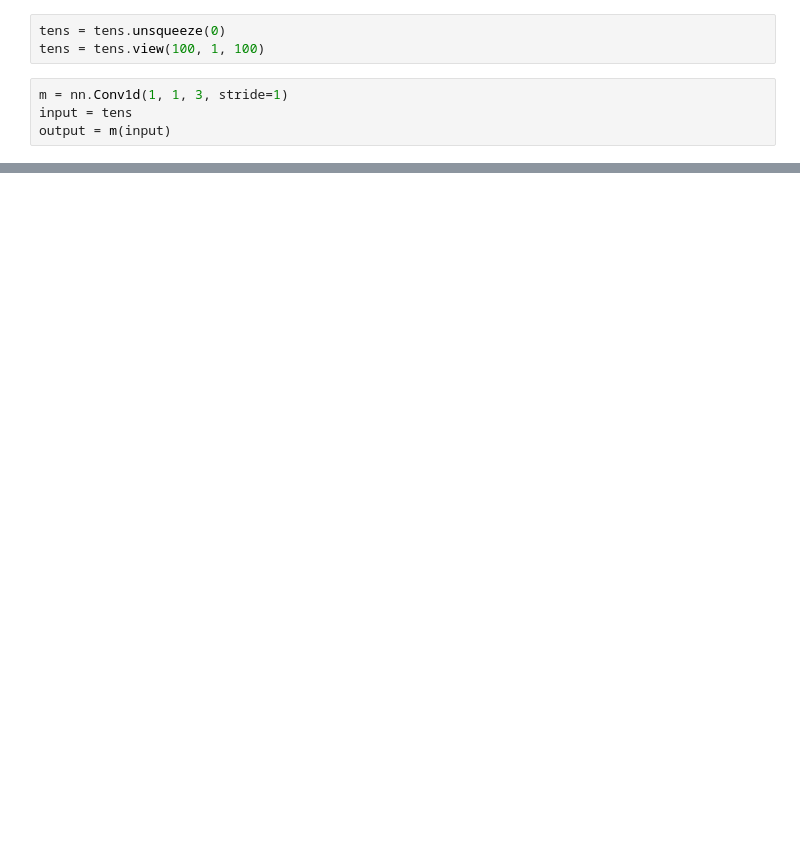
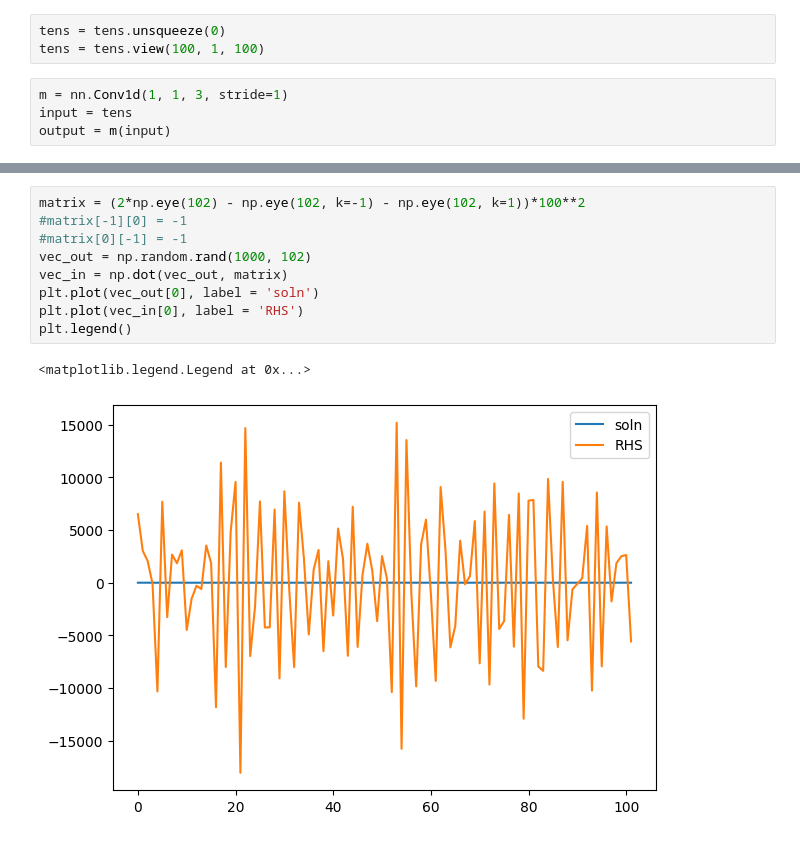
Before and after one commit to benni-bu/gusto, a Jupyter notebook: learning/testnb.ipynb, the cells around one changed output, grey strips where cells are left out. Saved outputs shown, nothing was run; the diff lists cells and outputs as text; blank space fills up the shorter version.

```diff
--- a/learning/testnb.ipynb
+++ b/learning/testnb.ipynb
@@ -51,0 +103,12 @@ tensor([[[0.5325, 0.4022, 0.5593,  ..., 0.3311, 0.4877, 0.6240]],
+# %%
+matrix = (2*np.eye(102) - np.eye(102, k=-1) - np.eye(102, k=1))*100**2
+#matrix[-1][0] = -1
+#matrix[0][-1] = -1
+vec_out = np.random.rand(1000, 102)
+vec_in = np.dot(vec_out, matrix)
+plt.plot(vec_out[0], label = 'soln')
+plt.plot(vec_in[0], label = 'RHS')
+plt.legend()
+# %% [output]
+<matplotlib.legend.Legend at 0x...>
+[figure, added]
```
Also changed, not shown: parts of 17 cells of this notebook, 5 other files.
